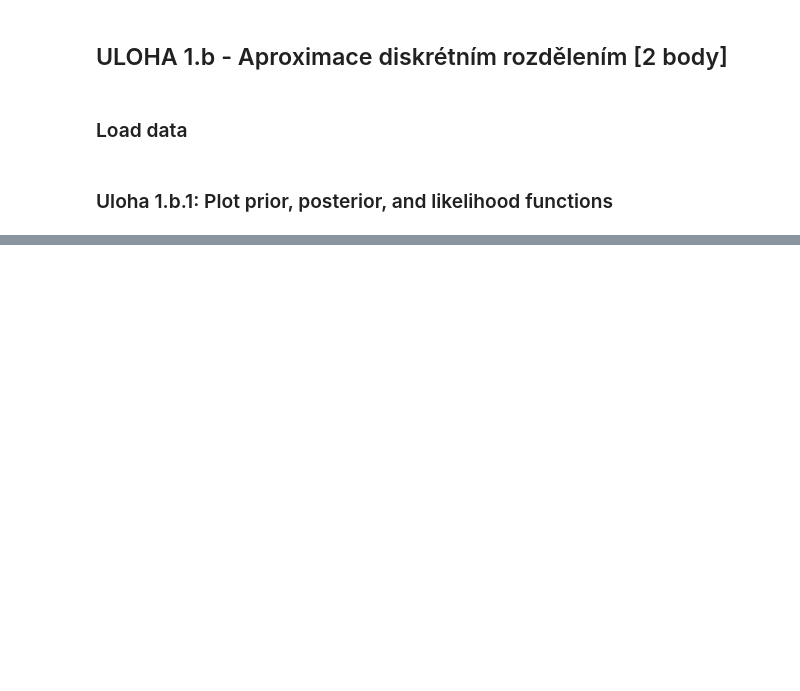
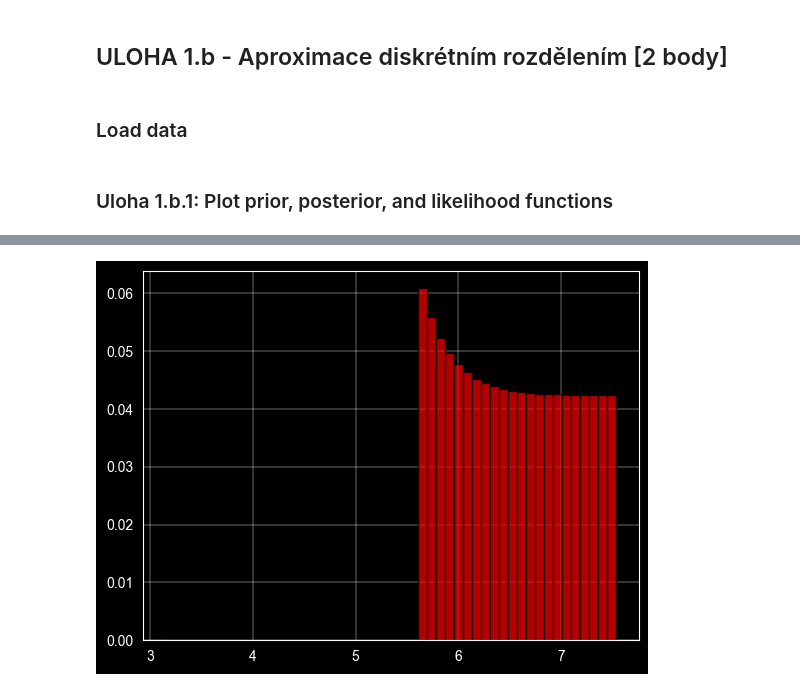
Before and after one commit to zdeneklapes/msp-project2, a Jupyter notebook: xlapes02.ipynb, the cells around one changed output, grey strips where cells are left out. Saved outputs shown, nothing was run; the diff lists cells and outputs as text; code cells hidden in the pictures; blank space fills up the shorter version.

```diff
--- a/xlapes02.ipynb
+++ b/xlapes02.ipynb
@@ -278,7 +278,7 @@ def task_1_b_cleared_data(prior_data,
                           observed_data,
                           group_column):
     global DEBUG
-    DEBUG = 1
+    DEBUG = 0
 
     #Filter inf and nan values
     prior_data = prior_data[~np.isnan(prior_data)]
@@ -392,31 +356,23 @@ t_1_b_1 = task_1_b_1_plot_prior()
 # %%
-def task_1_b_1_likelyhood():
-    # Likelihood function
-    # likelihood_values = np.zeros_like(x)
-    #
-    # alpha = (a - 1) / sigma_squared
-    # for obs in observed_data:
-    #     likelihood_values += stats.truncnorm.pdf(x,
-    #                                              a=alpha,
-    #                                              b=obs,
-    #                                              loc=mu,
-    #                                              scale=sigma_squared)
-    #
-    # # Normalize likelihood for comparability
-    # likelihood_values /= np.sum(likelihood_values)
-    # Parametry truncated normálního rozdělení
-    mu = 3
-    sigma = np.sqrt(1)
-    a = 1
+# Likelihood function
+mu = 3
+sigma = np.sqrt(1)
+a = 1
 
-    # Vytvoření diskrétní aproximace funkce věrohodnosti
-    likelihood_function = np.zeros((len(observed_data), len(prior_data)))
+observed_data = task_1_b_cleared_data(data['1_b_prior'], data['1_b_observation'], data['1_g'])['observed_data']
+bin_centers = (bin_edges[:-1] + bin_edges[1:]) / 2
+likelihood = np.zeros(50)
 
-    # for i, d_i in enumerate(observed_data):
-    #     for j, b_i in enumerate(prior_data):
-    #         lower_bound = (a - mu) / sigma
-    #         upper_bound = np.inf
-    #         likelihood_function[i, j] = stats.truncnorm.pdf(d_i, lower_bound, upper_bound, loc=mu, scale=sigma)
+for i, b_center in enumerate(bin_centers):
+    a_truncnorm = (a - mu) / sigma
+    b_truncnorm = (b_center - mu) / sigma
+    pdf = stats.truncnorm.pdf(observed_data, a=a_truncnorm, b=b_truncnorm, loc=mu, scale=sigma)
+    pdf_product = np.prod(pdf)
+    likelihood[i] = pdf_product
 
-    # Normalizace funkce věrohodnosti
-    likelihood_function /= np.sum(likelihood_function, axis=0)
+# likelihood
+likelihood_normalized = likelihood / np.sum(likelihood)
+plt.bar(x=bins, height=likelihood_normalized, width=bin_width, edgecolor='black', color='red', label='Likelyhood', alpha=0.7)
+plt.show()
+# %% [output]
+[figure, added]
```
Also changed, not shown: parts of 20 cells of this notebook.
